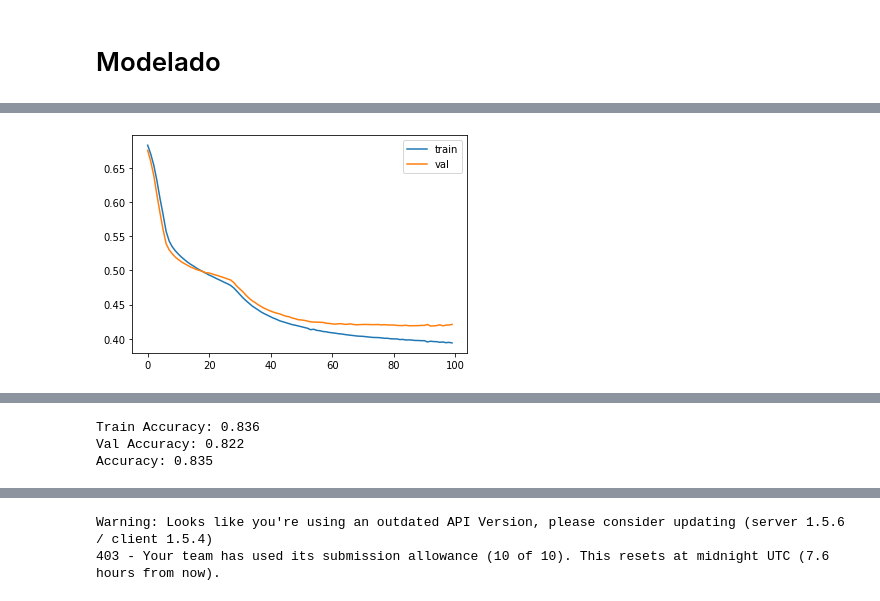
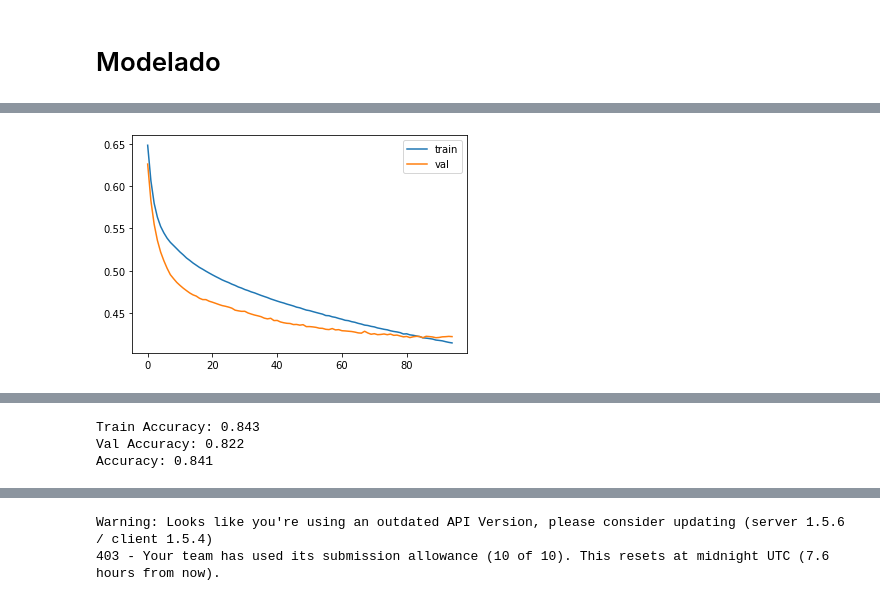
Before and after one commit to dmar10862/uoc_tipologia_y_ciclo_de_vida_de_los_datos_practica_2, a Jupyter notebook: src/UOC_M2851_DataAnalysis.ipynb, the cells around one changed output, grey strips where cells are left out. Cells and saved outputs as stored; diff of their text form; code cells hidden in the pictures.

```diff
--- a/src/UOC_M2851_DataAnalysis.ipynb
+++ b/src/UOC_M2851_DataAnalysis.ipynb
@@ -119,9 +119,20 @@ display(X_test.head())
 | 2 | 894 | 2 | Myles, Mr. Thomas Francis | male | 62.0 | 0 | 0 | 240276 | 9.6875 | NaN | ... |
 | 3 | 895 | 3 | Wirz, Mr. Albert | male | 27.0 | 0 | 0 | 315154 | 8.6625 | NaN | ... |
 | 4 | 896 | 3 | Hirvonen, Mrs. Alexander (Helga E... | female | 22.0 | 1 | 1 | 3101298 | 12.2875 | NaN | ... |
+# %%
+# Deajar solo variables útiles
+X = X.drop(columns=['Ticket', 'Name'])
+X_test = X_test.drop(columns=['Ticket', 'Name'])
 # %% [markdown]
 # Limpieza de datos
-# %%
-# Deajar solo variables útiles
-X = X[['Pclass', 'Sex', 'Age', 'SibSp', 'Parch', 'Fare', 'Embarked']]
-X_test = X_test[['Pclass', 'Sex', 'Age', 'SibSp', 'Parch', 'Fare', 'Embarked']]
+# %%
+# Convertir variables en numéricas
+X['Sex'], sex = pd.factorize(X['Sex'])
+X['Embarked'], embarked = pd.factorize(X['Embarked'])
+X['Cabin'], cabin = pd.factorize(X['Cabin'])
+X['Cabin'] = X['Cabin'].replace(-1,np.nan)
+
+display(X.head())
+print(sex)
+print(embarked)
+print(cabin)
@@ -204,6 +215,7 @@ imp = KNNImputer()
 
 # Se aplica la transformación para cada atributo
 X['Age'] = pd.DataFrame(imp.fit_transform(X[['Age']]), columns = ['Age'])
+X['Cabin'] = pd.DataFrame(imp.fit_transform(X[['Cabin']]), columns = ['Cabin'])
 
 # Se analiza la distribución del dataframe
 display(X.describe())
@@ -372,6 +385,6 @@ def predict_with_ml_model(model, X, batch_size=1):
 
   return y_pred
 # %%
-model, X_train, X_val, y_train, y_val = dense_nn(X, y, epochs=100, batch_size=1, lr=0.0001, patience=10)
+model, X_train, X_val, y_train, y_val = dense_nn(X, y, epochs=100, batch_size=1, lr=0.0001, patience=5)
 # %% [output]
 Epoch 1/100
@@ -394 +407 @@ Epoch 100/100
-[figure, old version]
+[figure, new version]
@@ -413,9 +426,9 @@ print('Train Accuracy: %.3f' % train_acc)
 print('Val Accuracy: %.3f' % val_acc)
 print('Accuracy: %.3f' % acc)
 # %% [output]
-Train Accuracy: 0.836
+Train Accuracy: 0.843
 Val Accuracy: 0.822
-Accuracy: 0.835
+Accuracy: 0.841
 # %%
 # generate predictions for test
 df_pred = X_test_orig.copy()
```
Also changed, not shown: parts of 14 cells of this notebook.
